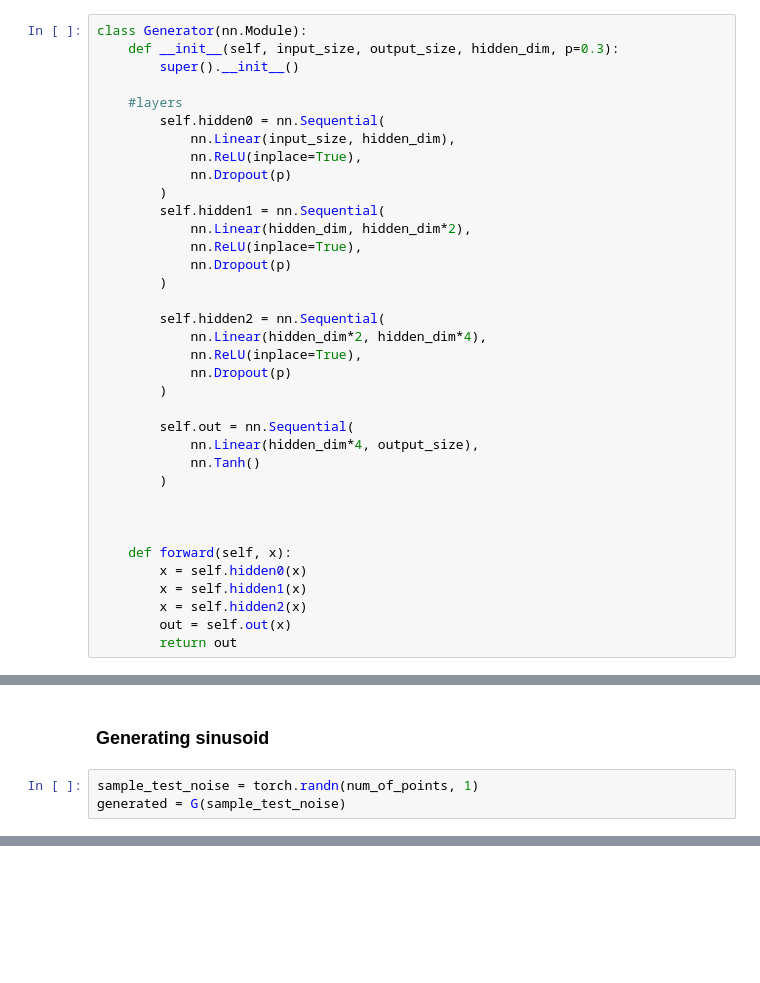
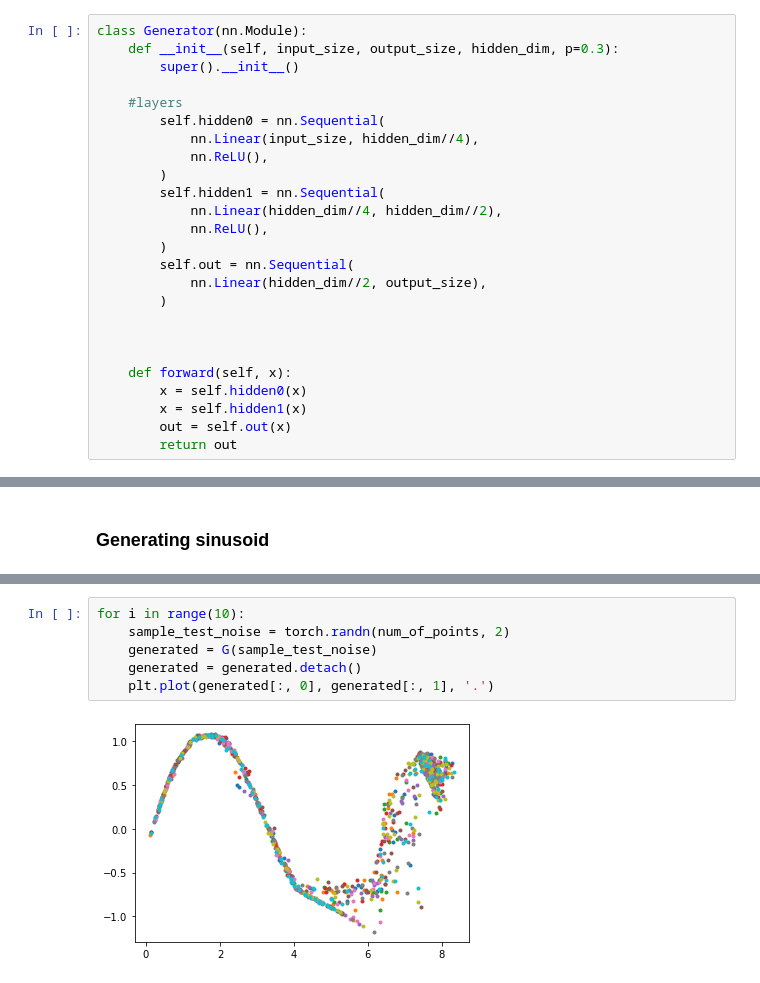
Before and after one commit to przemyslawmarkiewicz/PyTorch-sin, a Jupyter notebook: gan_sin.ipynb, the cells around one changed output, grey strips where cells are left out. Drawn from its saved outputs; the diff is of its cells as text; blank space fills up the shorter version.

```diff
--- a/gan_sin.ipynb
+++ b/gan_sin.ipynb
@@ -85,25 +87,15 @@ class Generator(nn.Module):
 
     #layers
         self.hidden0 = nn.Sequential(
-            nn.Linear(input_size, hidden_dim),
-            nn.ReLU(inplace=True),
-            nn.Dropout(p)
+            nn.Linear(input_size, hidden_dim//4),
+            nn.ReLU(),
         )
         self.hidden1 = nn.Sequential(
-            nn.Linear(hidden_dim, hidden_dim*2),
-            nn.ReLU(inplace=True),
-            nn.Dropout(p)
+            nn.Linear(hidden_dim//4, hidden_dim//2),
+            nn.ReLU(),
         )
-
-        self.hidden2 = nn.Sequential(
-            nn.Linear(hidden_dim*2, hidden_dim*4),
-            nn.ReLU(inplace=True),
-            nn.Dropout(p)
-        )
-
         self.out = nn.Sequential(
-            nn.Linear(hidden_dim*4, output_size),
-            nn.Tanh()
+            nn.Linear(hidden_dim//2, output_size),
         )
 
 
@@ -111,7 +103,6 @@ class Generator(nn.Module):
     def forward(self, x):
         x = self.hidden0(x)
         x = self.hidden1(x)
-        x = self.hidden2(x)
         out = self.out(x)
         return out
 # %%
@@ -273,5 +260,2 @@ plt.legend()
 # %% [markdown]
 ### Generating sinusoid
-# %%
-sample_test_noise = torch.randn(num_of_points, 1)
-generated = G(sample_test_noise)
@@ -290,0 +262,8 @@ plt.plot(signal)
+# %%
+for i in range(10):
+    sample_test_noise = torch.randn(num_of_points, 2)
+    generated = G(sample_test_noise)
+    generated = generated.detach()
+    plt.plot(generated[:, 0], generated[:, 1], '.')
+# %% [output]
+[figure, added]
```
Also changed, not shown: parts of 14 cells of this notebook.
